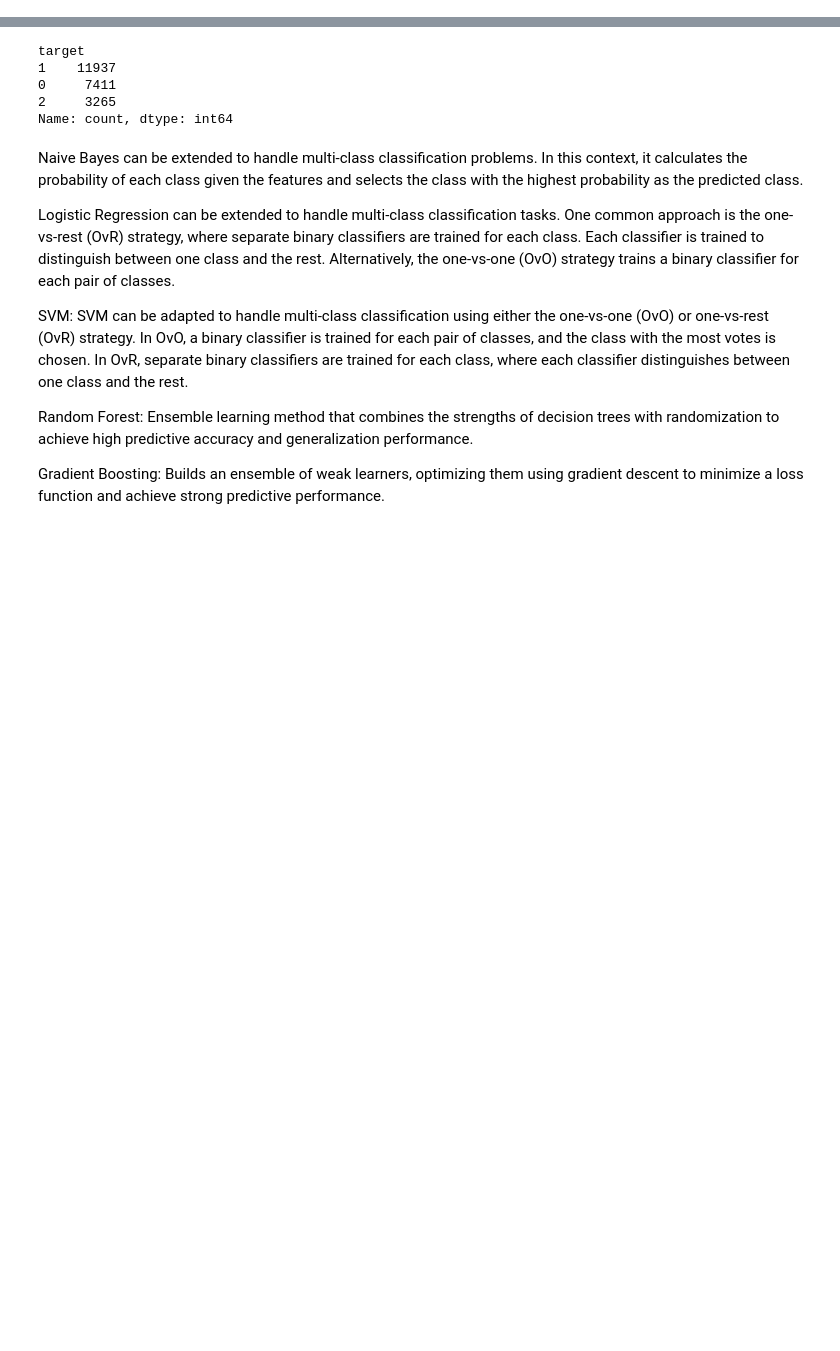
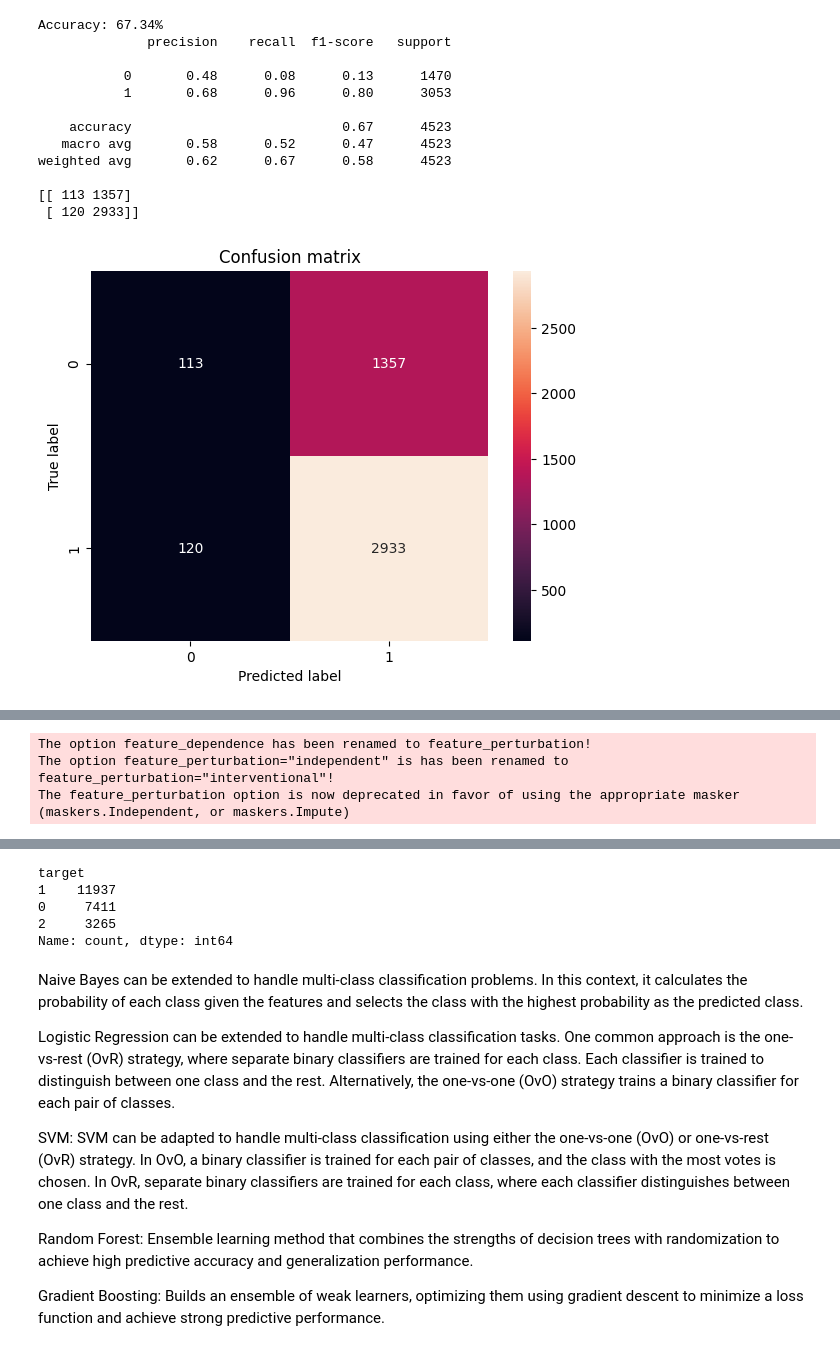
Before and after one commit to mgoodman96/DataMining2024, a Jupyter notebook: model_MG.ipynb, the cells around one changed output, grey strips where cells are left out. Saved outputs shown, nothing was run; the diff lists cells and outputs as text; code cells hidden in the pictures; blank space fills up the shorter version.

```diff
--- a/model_MG.ipynb
+++ b/model_MG.ipynb
@@ -110,0 +126,58 @@ shap.summary_plot(shap_values, X_test)
+# %%
+#logistic regression sklearn
+from sklearn.linear_model import LogisticRegression
+from sklearn.metrics import accuracy_score
+from sklearn.metrics import classification_report
+from sklearn.metrics import confusion_matrix
+from sklearn.metrics import roc_auc_score
+from sklearn.metrics import roc_curve
+import matplotlib.pyplot as plt
+import numpy as np
+
+#instantiate model and train
+model = LogisticRegression(max_iter=1000, solver='liblinear')
+model.fit(X_train, y_train)
+
+#make predictions for test data
+y_pred = model.predict(X_test)
+predictions = [round(value) for value in y_pred]
+
+#evaluate predictions
+accuracy = accuracy_score(y_test, predictions)
+print("Accuracy: %.2f%%" % (accuracy * 100.0))
+
+#classification report
+print(classification_report(y_test, y_pred))
+
+#confusion matrix
+print(confusion_matrix(y_test, y_pred))
+#use seaborn to plot confusion matrix with labels
+import seaborn as sns
+cm = confusion_matrix(y_test, y_pred)
+sns.heatmap(cm, annot=True, fmt="d")
+#labels
+plt.ylabel('True label')
+plt.xlabel('Predicted label')
+plt.title('Confusion matrix')
+plt.show()
+
+#logistic regression shap
+import shap
+shap.initjs()
+explainer = shap.LinearExplainer(model, X_train, feature_dependence="independent")
+shap_values = explainer.shap_values(X_test)
+shap.summary_plot(shap_values, X_test, plot_type="bar")
+# %% [output]
+Accuracy: 67.34%
+              precision    recall  f1-score   support
+
+           0       0.48      0.08      0.13      1470
+           1       0.68      0.96      0.80      3053
+
+    accuracy                           0.67      4523
+   macro avg       0.58      0.52      0.47      4523
+weighted avg       0.62      0.67      0.58      4523
+
+[[ 113 1357]
+ [ 120 2933]]
+[figure, added]
@@ -110,0 +185,3 @@ shap.summary_plot(shap_values, X_test)
+The option feature_dependence has been renamed to feature_perturbation!
+The option feature_perturbation="independent" is has been renamed to feature_perturbation="interventional"!
+The feature_perturbation option is now deprecated in favor of using the appropriate masker (maskers.Independent, or maskers.Impute)
```
Also changed, not shown: parts of 12 cells of this notebook.
